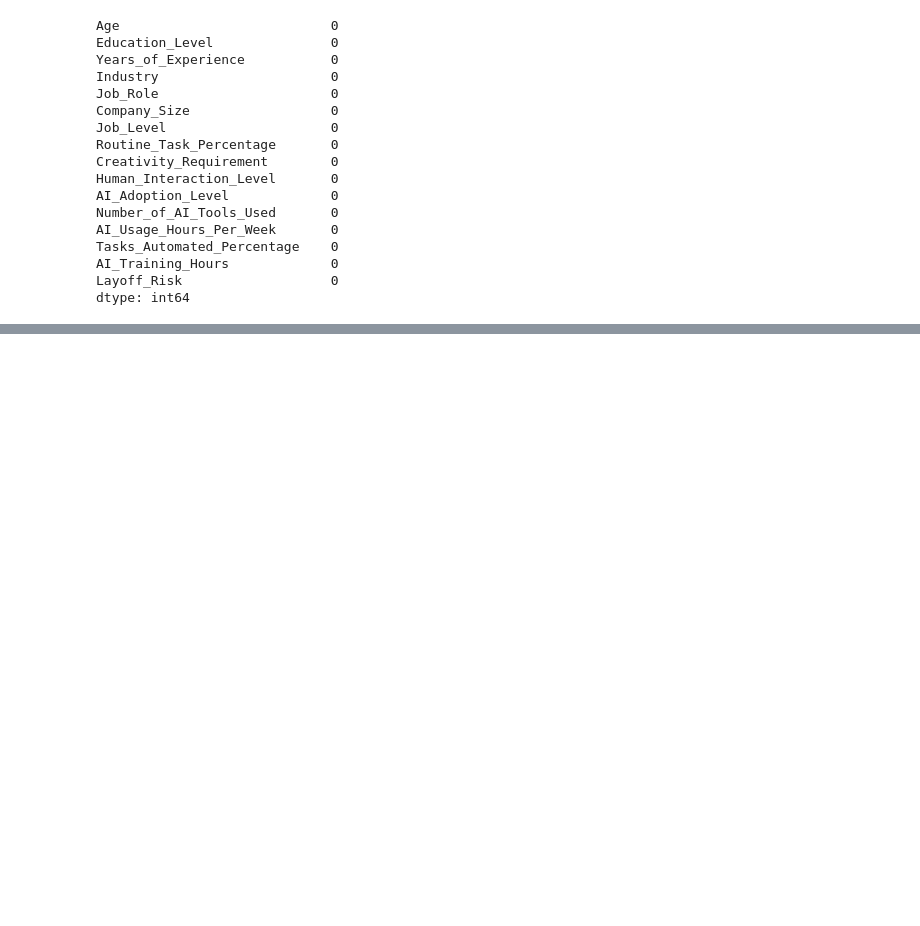
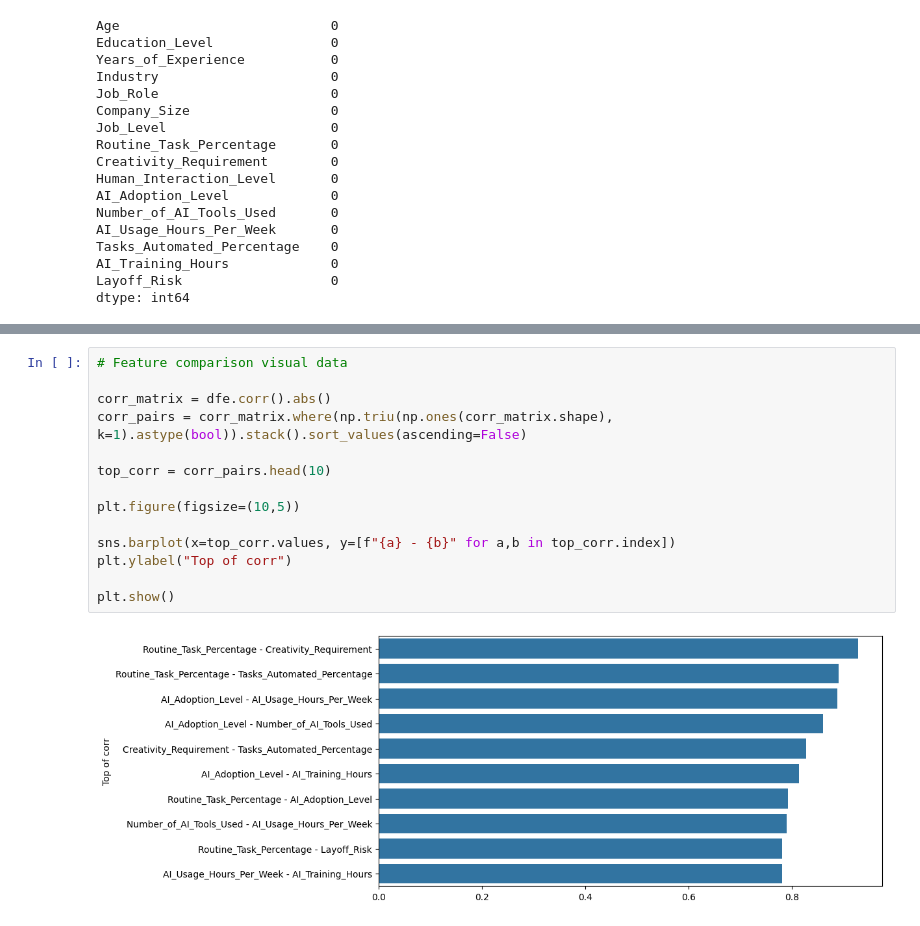
Before and after one commit to tiopramana/machine_learning, a Jupyter notebook: Project/Ai_Impact_Jobs/main.ipynb, the cells around one changed output, grey strips where cells are left out. Saved outputs shown, nothing was run; the diff lists cells and outputs as text; blank space fills up the shorter version.

```diff
--- a/Project/Ai_Impact_Jobs/main.ipynb
+++ b/Project/Ai_Impact_Jobs/main.ipynb
@@ -47,0 +150,16 @@ dtype: int64
+# %%
+# Feature comparison visual data
+
+corr_matrix = dfe.corr().abs()
+corr_pairs = corr_matrix.where(np.triu(np.ones(corr_matrix.shape), k=1).astype(bool)).stack().sort_values(ascending=False)
+
+top_corr = corr_pairs.head(10)
+
+plt.figure(figsize=(10,5))
+
+sns.barplot(x=top_corr.values, y=[f"{a} - {b}" for a,b in top_corr.index])
+plt.ylabel("Top of corr")
+
+plt.show()
+# %% [output]
+[figure, added]
```
Also changed, not shown: parts of 12 cells of this notebook, 1 other file.
